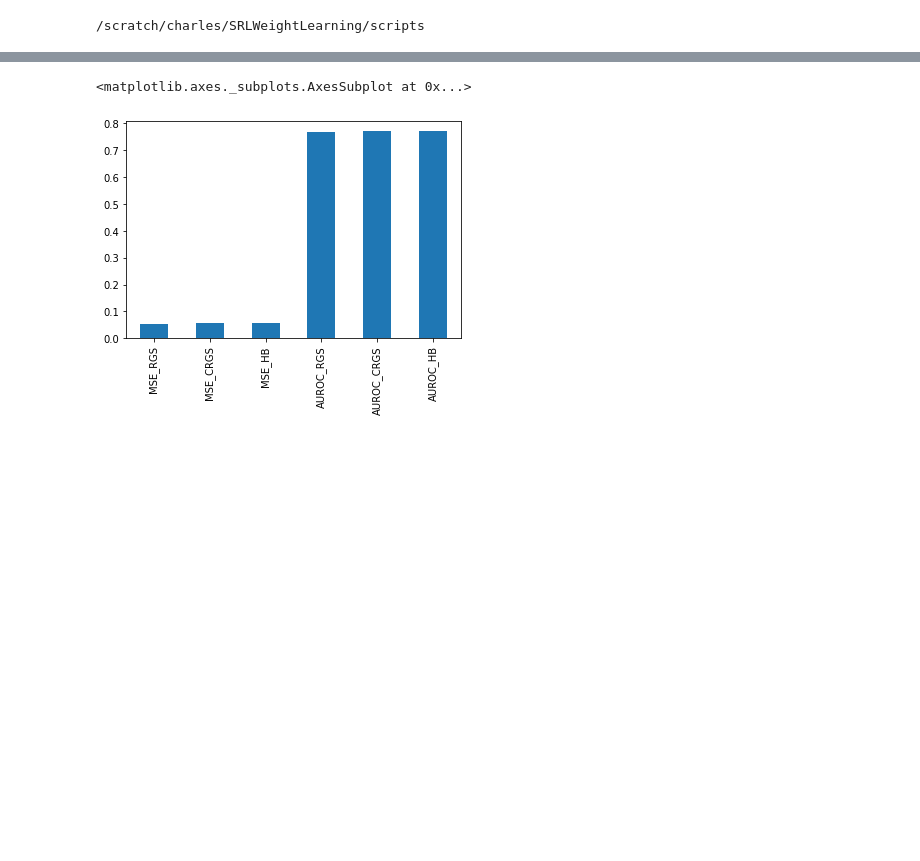
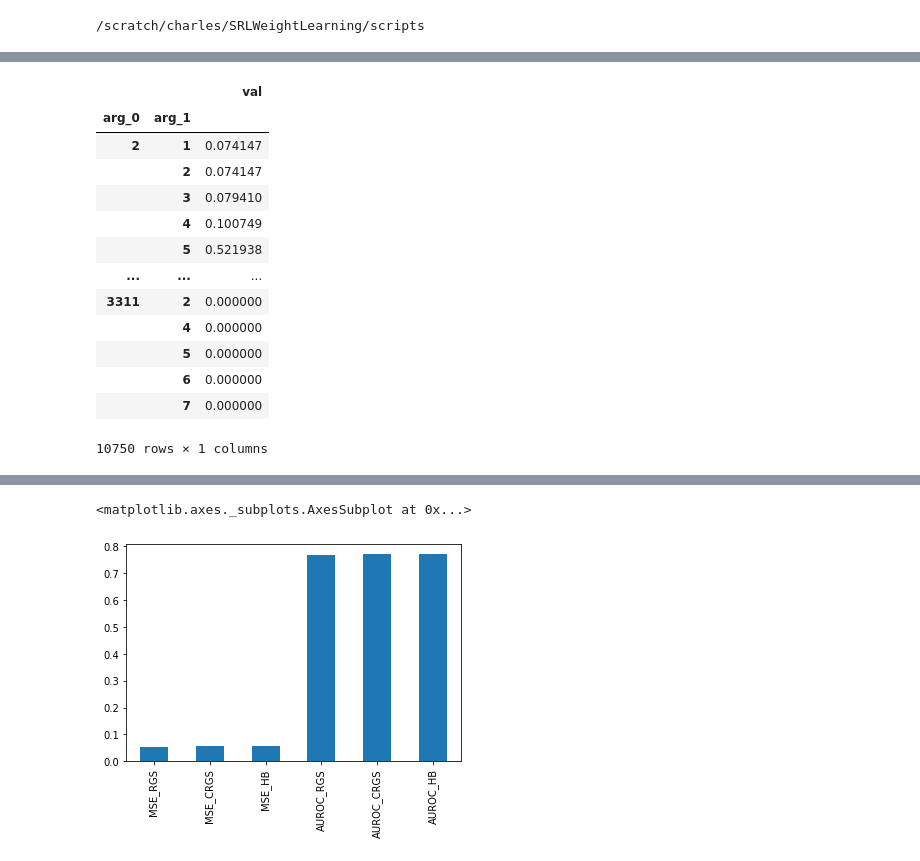
Before and after one commit to dickensc/SRLWeightLearning, a Jupyter notebook: scripts/PerformanceStudyAnalysis.ipynb, the cells around one changed output, grey strips where cells are left out. Drawn from its saved outputs; the diff is of its cells as text; code cells hidden in the pictures; blank space fills up the shorter version.

```diff
--- a/scripts/PerformanceStudyAnalysis.ipynb
+++ b/scripts/PerformanceStudyAnalysis.ipynb
@@ -46,17 +47,17 @@ weight_learning_methods = {"psl": ["BOWLSS", "BOWLOS", "UNIFORM"],
 # fold=0
 # predicate="trusts"
 
-# dataset="citeseer"
+dataset="citeseer"
+wl_method="UNIFORM"
+evaluation_metric="Categorical"
+fold=0
+predicate="hasCat"
+
+# dataset="jester"
 # wl_method="UNIFORM"
-# evaluation_metric="Categorical"
+# evaluation_metric="Continuous"
 # fold=0
-# predicate="hasCat"
-
-dataset="jester"
-wl_method="UNIFORM"
-evaluation_metric="Continuous"
-fold=0
-predicate="rating"
+# predicate="rating"
 # %%
 def load_truth_frame(dataset, fold, predicate):
     # truth dataframe
@@ -74,5 +102,5 @@ def load_truth_frame(dataset, fold, predicate):
 # %%
-def get_psl_experiment_prediction_frame(dataset, wl_method, evaluation_metric, fold, predicate):
+def load_psl_prediction_frame(dataset, wl_method, evaluation_metric, fold, predicate):
 
     # predicted dataframe
     predicted_path = "../results/weightlearning/psl/performance_study/{}/{}/{}/{}/inferred-predicates/{}.txt".format(
@@ -86,14 +114,7 @@ def get_psl_experiment_prediction_frame(dataset, wl_method, evaluation_metric, f
     predicted_df = predicted_df.astype({col: int for col in arg_columns})
     predicted_df = predicted_df.set_index(arg_columns)
 
-    # truth dataframe
-    truth_df = load_truth_frame(dataset, fold, predicate)
-
-    # Join predicted_df and truth_df on the arguments
-    prediction_frame = truth_df.join(predicted_df, how="left",
-                                     lsuffix='_truth', rsuffix='_predicted').fillna(0)
-
-    return prediction_frame
+    return predicted_df
 # %%
 def load_file(filename):
     output = []
@@ -204,0 +309,5 @@ datasets
+# %%
+predicted_df = load_psl_prediction_frame(dataset, wl_method, evaluation_metric, 0, dataset_properties[dataset]['evaluation_predicate'])
+truth_df = load_truth_frame(dataset, 0, dataset_properties[dataset]['evaluation_predicate'])
+observed_df = load_observed_frame(dataset, 0, dataset_properties[dataset]['evaluation_predicate'])
+targets_df = load_target_frame(dataset, 0, dataset_properties[dataset]['evaluation_predicate'])
@@ -205,3 +367,20 @@ datasets
+# %%
+predicted_df.sort_index()
+# %% [output]
+|  |  | val |
+| arg_0 | arg_1 |  |
+| 2 | 1 | 0.074147 |
+|  | 2 | 0.074147 |
+|  | 3 | 0.079410 |
+|  | 4 | 0.100749 |
+|  | 5 | 0.521938 |
+| ... | ... | ... |
+| 3311 | 2 | 0.000000 |
+|  | 4 | 0.000000 |
+|  | 5 | 0.000000 |
+|  | 6 | 0.000000 |
+|  | 7 | 0.000000 |
+10750 rows × 1 columns
 # %%
 # build single dataframe for each dataset
 for dataset_name in datasets.keys():
```
Also changed, not shown: parts of 15 cells of this notebook, 5 other files.
